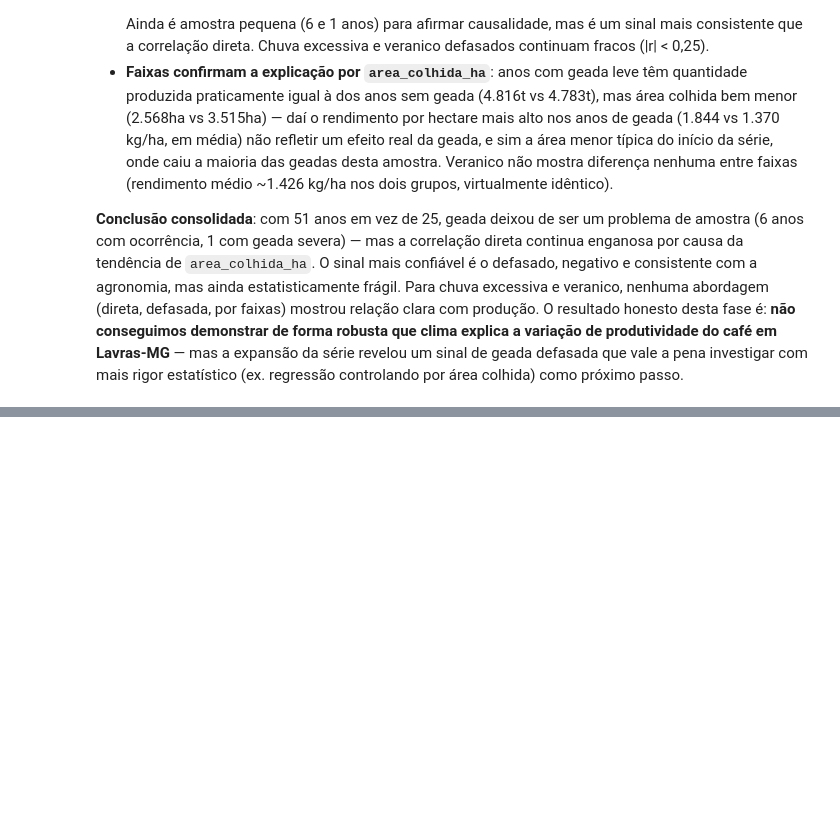
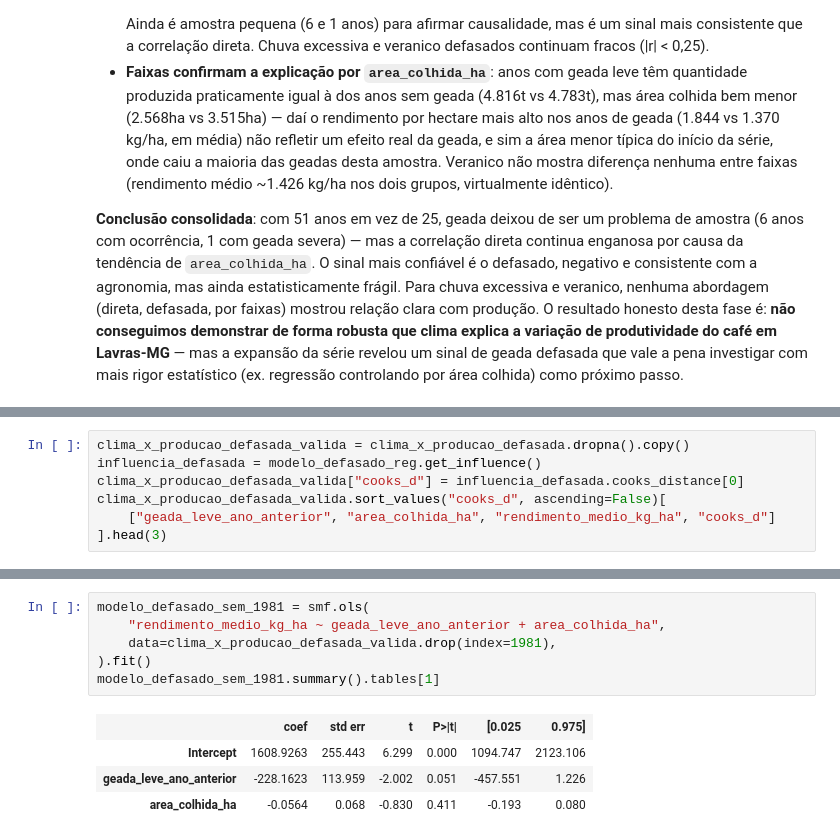
Before and after one commit to cauafdev/agroclima-cafe, a Jupyter notebook: notebooks/03_eda.ipynb, the cells around one changed output, grey strips where cells are left out. Cells and saved outputs as stored; diff of their text form; blank space fills up the shorter version.

```diff
--- a/notebooks/03_eda.ipynb
+++ b/notebooks/03_eda.ipynb
@@ -423,0 +519,7 @@ comparacao_faixas
+# %%
+clima_x_producao_defasada_valida = clima_x_producao_defasada.dropna().copy()
+influencia_defasada = modelo_defasado_reg.get_influence()
+clima_x_producao_defasada_valida["cooks_d"] = influencia_defasada.cooks_distance[0]
+clima_x_producao_defasada_valida.sort_values("cooks_d", ascending=False)[
+    ["geada_leve_ano_anterior", "area_colhida_ha", "rendimento_medio_kg_ha", "cooks_d"]
+].head(3)
@@ -423,0 +532,11 @@ comparacao_faixas
+# %%
+modelo_defasado_sem_1981 = smf.ols(
+    "rendimento_medio_kg_ha ~ geada_leve_ano_anterior + area_colhida_ha",
+    data=clima_x_producao_defasada_valida.drop(index=1981),
+).fit()
+modelo_defasado_sem_1981.summary().tables[1]
+# %% [output]
+|  | coef | std err | t | P>|t| | [0.025 | 0.975] |
+| Intercept | 1608.9263 | 255.443 | 6.299 | 0.000 | 1094.747 | 2123.106 |
+| geada_leve_ano_anterior | -228.1623 | 113.959 | -2.002 | 0.051 | -457.551 | 1.226 |
+| area_colhida_ha | -0.0564 | 0.068 | -0.830 | 0.411 | -0.193 | 0.080 |
```
Also changed, not shown: parts of 10 cells of this notebook, 3 other files.
